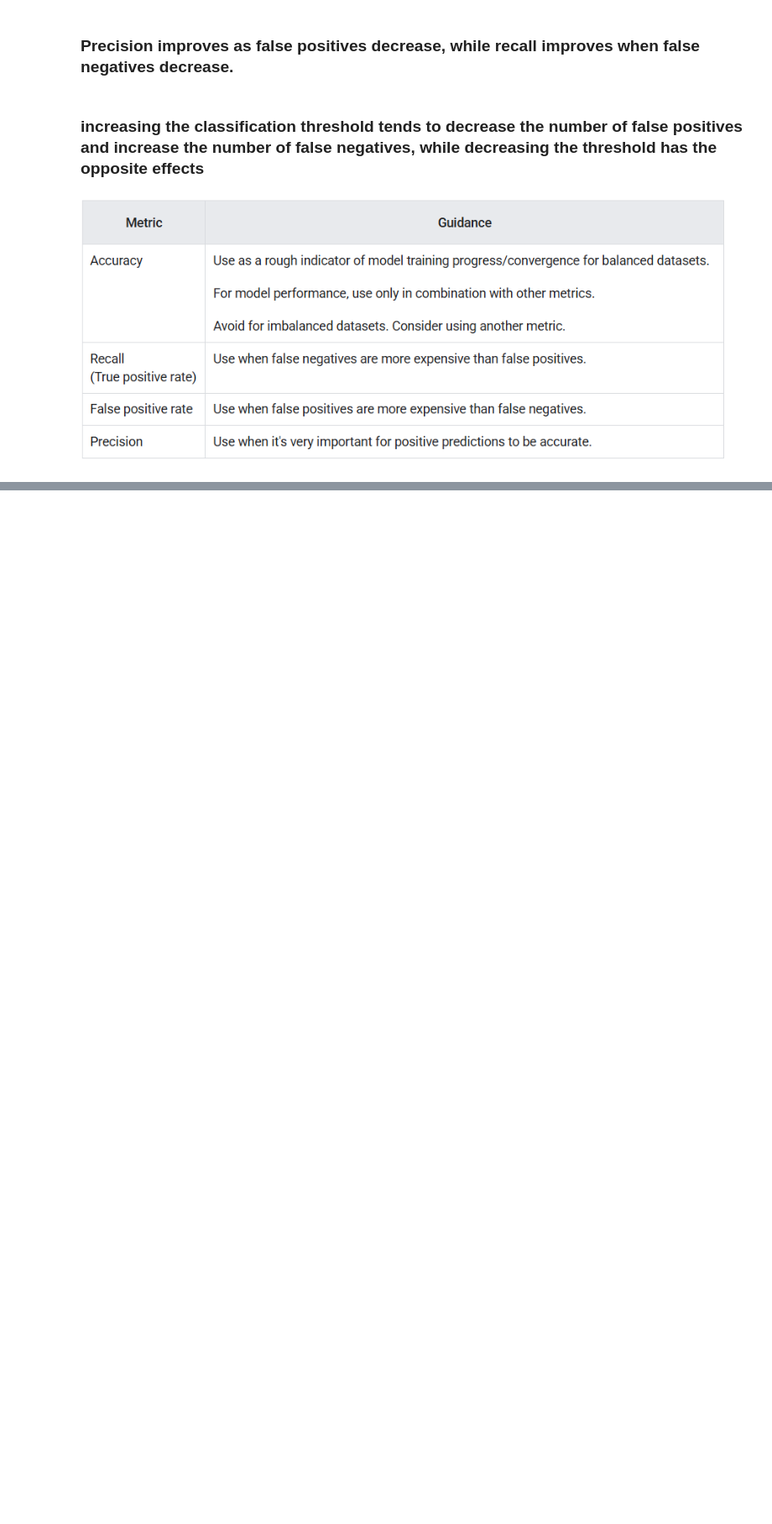
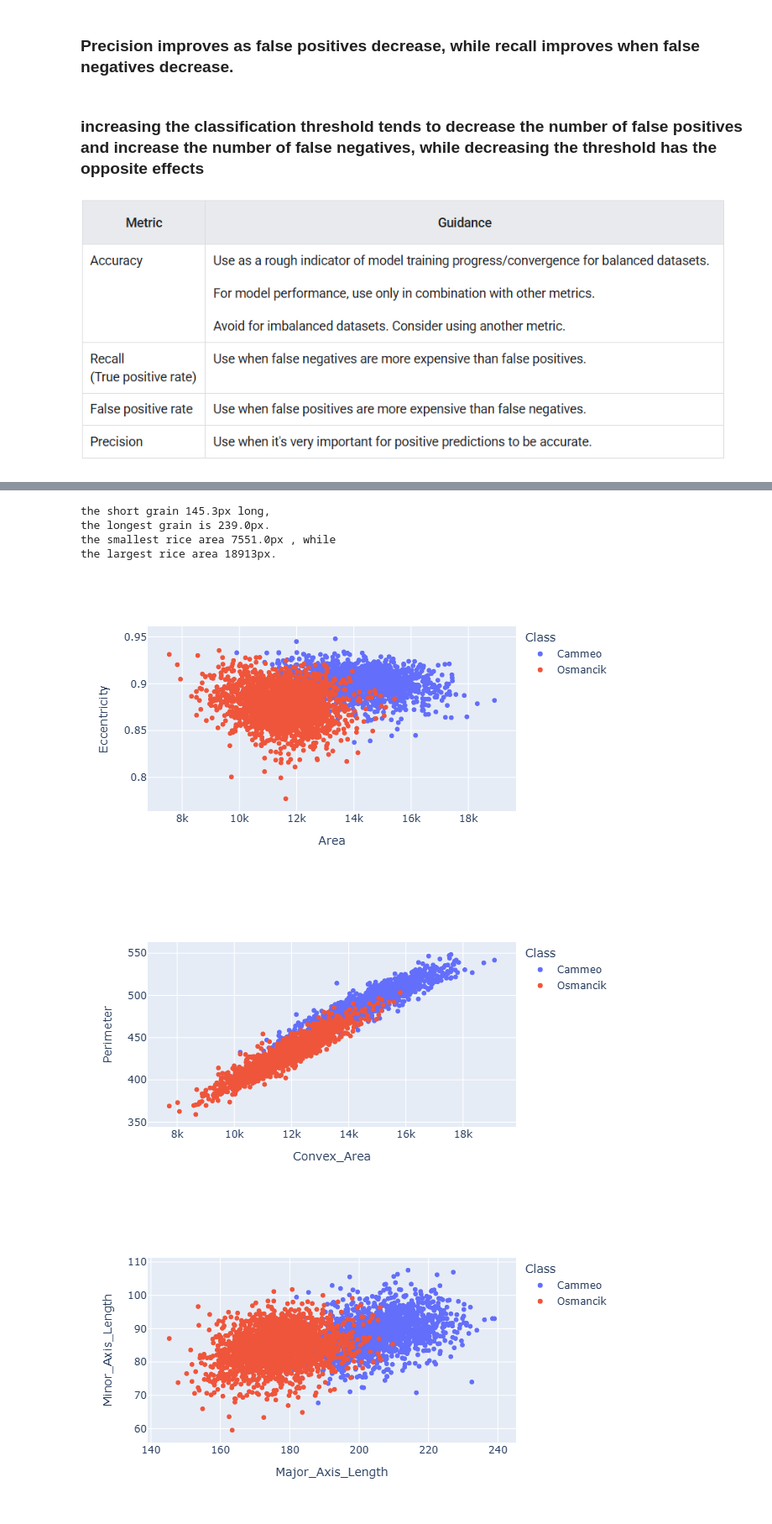
Before and after one commit to dhruvbit/machine-learning-, a Jupyter notebook: data featuring/data preprocessing/Untitled5.ipynb, the cells around one changed output, grey strips where cells are left out. Shown at 84% size. Saved outputs shown, nothing was run; the diff lists cells and outputs as text; code cells hidden in the pictures; blank space fills up the shorter version.

```diff
--- a/data featuring/data preprocessing/Untitled5.ipynb
+++ b/data featuring/data preprocessing/Untitled5.ipynb
@@ -10,0 +24,4 @@
+# %%
+#Load the dataset
+
+rice_dataset_raw = pd.read_csv("https://download.mlcc.google.com/mledu-datasets/Rice_Cammeo_Osmancik.csv")
@@ -10,0 +48,17 @@
+# %%
+#TASK 1 DESCRIBE THE DATA
+
+print(
+    f'the short grain {rice_dataset_raw.Major_Axis_Length.min():.1f}px long,\n'
+    f'the longest grain is {rice_dataset_raw.Major_Axis_Length.max():.1f}px. '
+)
+
+print(
+    f'the smallest rice area {rice_dataset_raw.Area.min():.1f}px , while\n'
+    f'the largest rice area {rice_dataset_raw.Area.max()}px. '
+)
+# %% [output]
+the short grain 145.3px long,
+the longest grain is 239.0px.
+the smallest rice area 7551.0px , while
+the largest rice area 18913px.
@@ -10,0 +67,13 @@
+# %%
+for x_axis, y_axis in[
+    ('Area','Eccentricity'),
+    ('Convex_Area', 'Perimeter' ),
+    ('Major_Axis_Length', 'Minor_Axis_Length'),
+    ('Perimeter', 'Extent'),
+    ('Eccentricity', 'Major_Axis_Length'),
+    ]:
+    px.scatter(rice_dataset_raw, x=x_axis, y=y_axis, color='Class').show()
+# %% [output]
+[figure, added]
+[figure, added]
+[figure, added]
```
Also changed, not shown: parts of 13 cells of this notebook.
